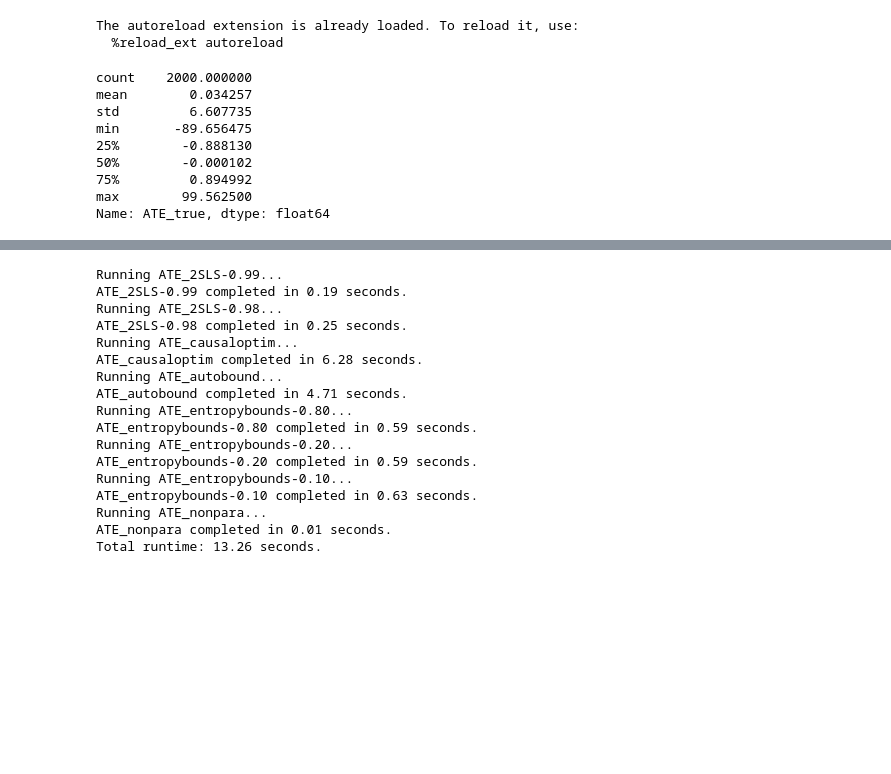
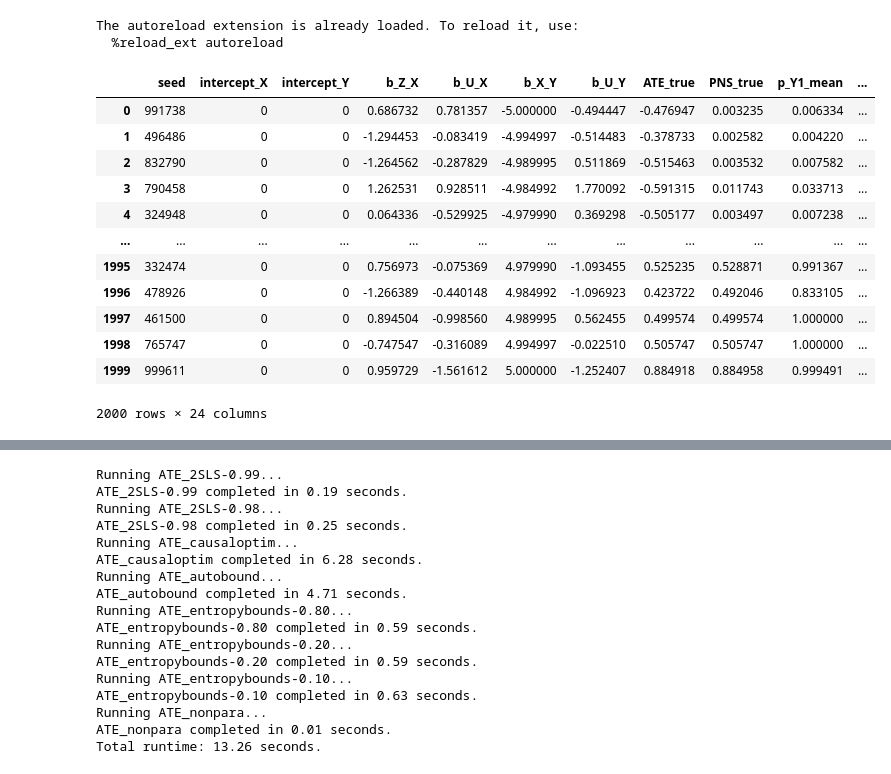
Before and after one commit to tmaringgele/causal-bounds, a Jupyter notebook: simulation_engine/test.ipynb, the cells around one changed output, grey strips where cells are left out. Drawn from its saved outputs; the diff is of its cells as text; code cells hidden in the pictures; blank space fills up the shorter version.

```diff
--- a/simulation_engine/test.ipynb
+++ b/simulation_engine/test.ipynb
@@ -27,27 +27,32 @@ The autoreload extension is already loaded. To reload it, use:
 # %%
 function_keys = [
                 "identity",
                 "sin",
                 "cos",
                 "tanh",
                 "log1p_abs",
                 "exp_neg_sq",
                 "sigmoid",
                 "exp_clipped"
             ]
 
-data = ContinuousIV.run_rolling_b_X_Y_simulations(
-    b_range=(-5, 5), N_points=100, replications=20, n=500,
-    # allowed_functions=['identity']
-)
-data['ATE_true'].describe()
+# data = ContinuousIV.run_rolling_b_X_Y_simulations(
+#     b_range=(-5, 5), N_points=100, replications=20, n=500,
+#     # allowed_functions=['identity']
+# )
+data = BinaryIV.generate_data_rolling_ate()
+data
 # %% [output]
+|  | seed | intercept_X | intercept_Y | b_Z_X | b_U_X | b_X_Y | b_U_Y | ATE_true | PNS_true | p_Y1_mean | ... |
+| 0 | 991738 | 0 | 0 | 0.686732 | 0.781357 | -5.000000 | -0.494447 | -0.476947 | 0.003235 | 0.006334 | ... |
+| 1 | 496486 | 0 | 0 | -1.294453 | -0.083419 | -4.994997 | -0.514483 | -0.378733 | 0.002582 | 0.004220 | ... |
+| 2 | 832790 | 0 | 0 | -1.264562 | -0.287829 | -4.989995 | 0.511869 | -0.515463 | 0.003532 | 0.007582 | ... |
+| 3 | 790458 | 0 | 0 | 1.262531 | 0.928511 | -4.984992 | 1.770092 | -0.591315 | 0.011743 | 0.033713 | ... |
+| 4 | 324948 | 0 | 0 | 0.064336 | -0.529925 | -4.979990 | 0.369298 | -0.505177 | 0.003497 | 0.007238 | ... |
+| ... | ... | ... | ... | ... | ... | ... | ... | ... | ... | ... | ... |
+| 1995 | 332474 | 0 | 0 | 0.756973 | -0.075369 | 4.979990 | -1.093455 | 0.525235 | 0.528871 | 0.991367 | ... |
+| 1996 | 478926 | 0 | 0 | -1.266389 | -0.440148 | 4.984992 | -1.096923 | 0.423722 | 0.492046 | 0.833105 | ... |
+| 1997 | 461500 | 0 | 0 | 0.894504 | -0.998560 | 4.989995 | 0.562455 | 0.499574 | 0.499574 | 1.000000 | ... |
+| 1998 | 765747 | 0 | 0 | -0.747547 | -0.316089 | 4.994997 | -0.022510 | 0.505747 | 0.505747 | 1.000000 | ... |
+| 1999 | 999611 | 0 | 0 | 0.959729 | -1.561612 | 5.000000 | -1.252407 | 0.884918 | 0.884958 | 0.999491 | ... |
-count    2000.000000
-mean        0.034257
-std         6.607735
-min       -89.656475
-25%        -0.888130
-50%        -0.000102
-75%         0.894992
-max        99.562500
-Name: ATE_true, dtype: float64
+2000 rows × 24 columns
```
Also changed, not shown: parts of 3 cells of this notebook, 5 other files.
